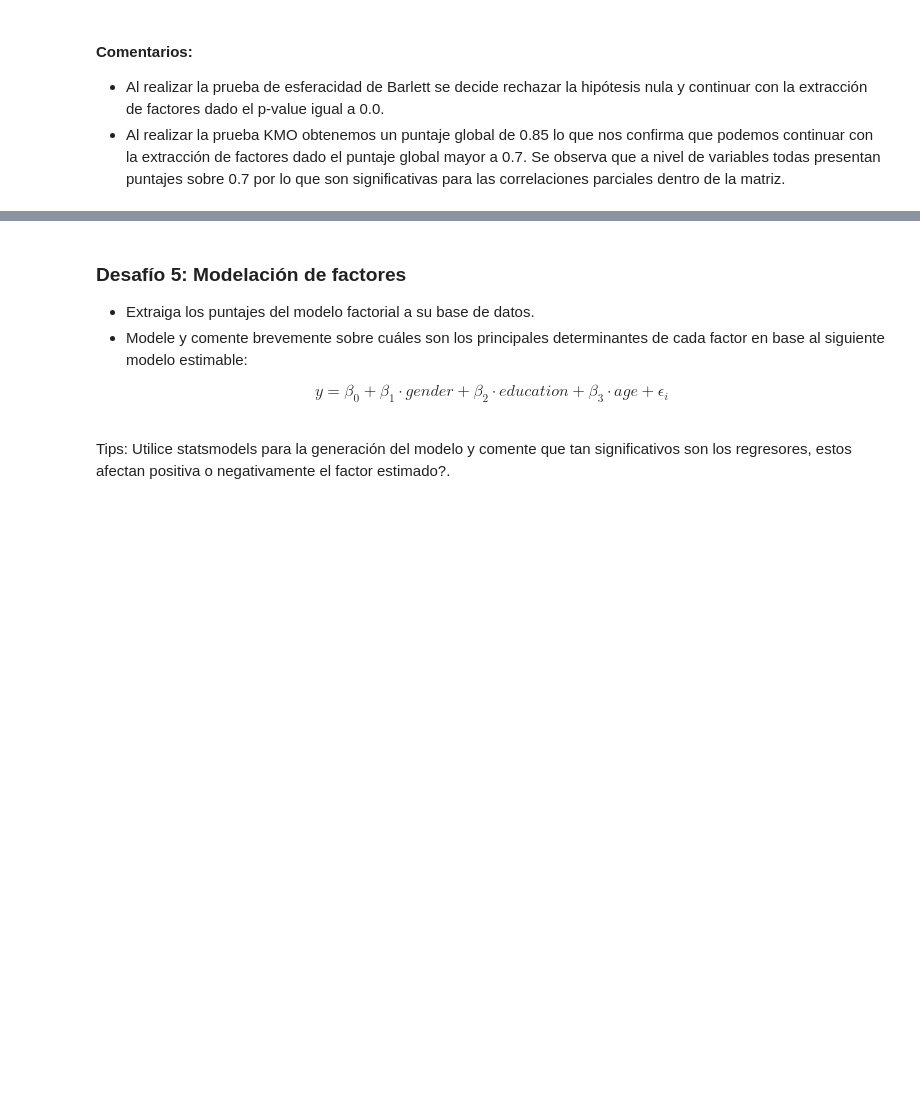
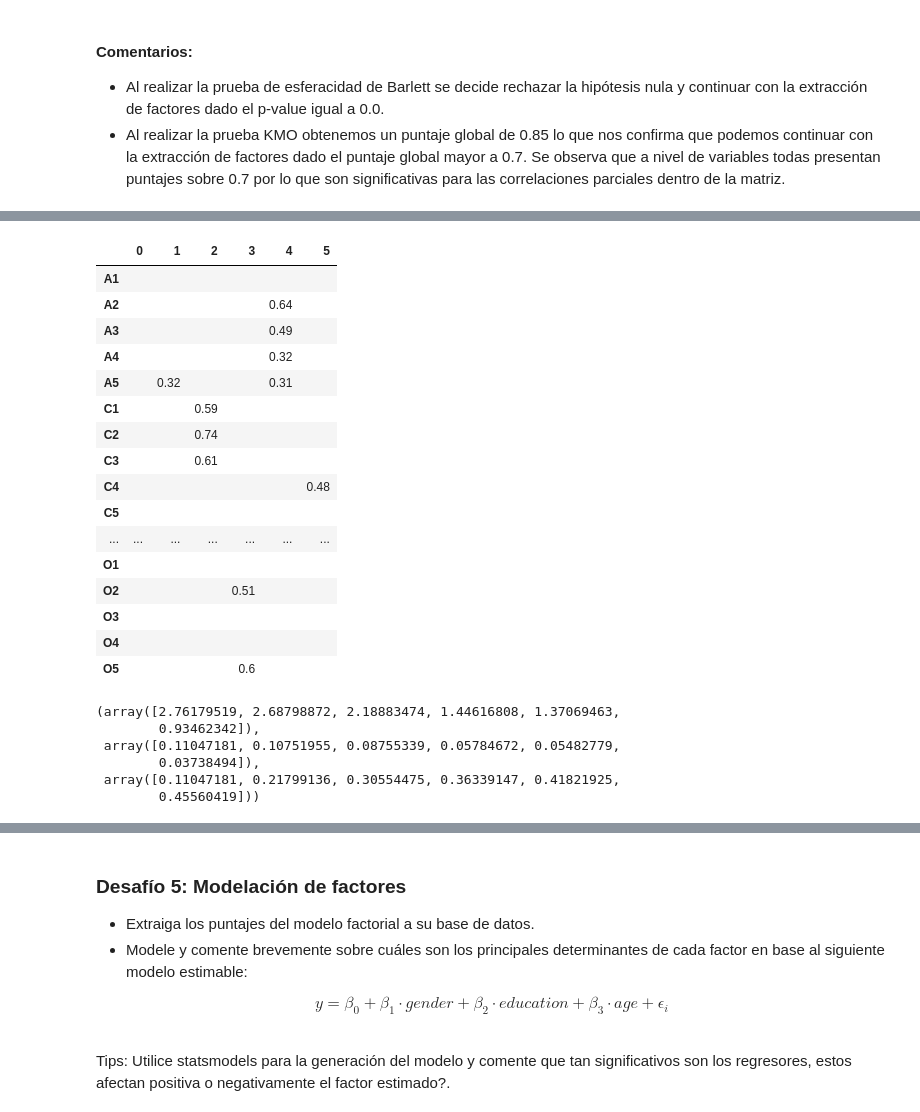
Before and after one commit to jvaldesh/data_science, a Jupyter notebook: 02_fundamentos_data_science/13. Dimensionalidad y Agrupación I/Template Desafío - Dimensionalidad y Agrupación (I).ipynb, the cells around one changed output, grey strips where cells are left out. Drawn from its saved outputs; the diff is of its cells as text; code cells hidden in the pictures; blank space fills up the shorter version.

```diff
--- a/02_fundamentos_data_science/13. Dimensionalidad y Agrupación I/Template Desafío - Dimensionalidad y Agrupación (I).ipynb
+++ b/02_fundamentos_data_science/13. Dimensionalidad y Agrupación I/Template Desafío - Dimensionalidad y Agrupación (I).ipynb
@@ -204,0 +225,32 @@ plt.show()
+# %%
+factor1_values = fa.fit_transform(df_preguntas)
+loadings = pd.DataFrame(fa.loadings_, index = df_preguntas.columns)
+loadings.applymap(lambda x: np.where(x < .3, ' ', round(x, 2)))
+# %% [output]
+|  | 0 | 1 | 2 | 3 | 4 | 5 |
+| A1 |  |  |  |  |  |  |
+| A2 |  |  |  |  | 0.64 |  |
+| A3 |  |  |  |  | 0.49 |  |
+| A4 |  |  |  |  | 0.32 |  |
+| A5 |  | 0.32 |  |  | 0.31 |  |
+| C1 |  |  | 0.59 |  |  |  |
+| C2 |  |  | 0.74 |  |  |  |
+| C3 |  |  | 0.61 |  |  |  |
+| C4 |  |  |  |  |  | 0.48 |
+| C5 |  |  |  |  |  |  |
+| ... | ... | ... | ... | ... | ... | ... |
+| O1 |  |  |  |  |  |  |
+| O2 |  |  |  | 0.51 |  |  |
+| O3 |  |  |  |  |  |  |
+| O4 |  |  |  |  |  |  |
+| O5 |  |  |  | 0.6 |  |  |
+# %%
+factor_var = fa.get_factor_variance()
+factor_var
+# %% [output]
+(array([2.76179519, 2.68798872, 2.18883474, 1.44616808, 1.37069463,
+        0.93462342]),
+ array([0.11047181, 0.10751955, 0.08755339, 0.05784672, 0.05482779,
+        0.03738494]),
+ array([0.11047181, 0.21799136, 0.30554475, 0.36339147, 0.41821925,
+        0.45560419]))
```
Also changed, not shown: parts of 11 cells of this notebook.
